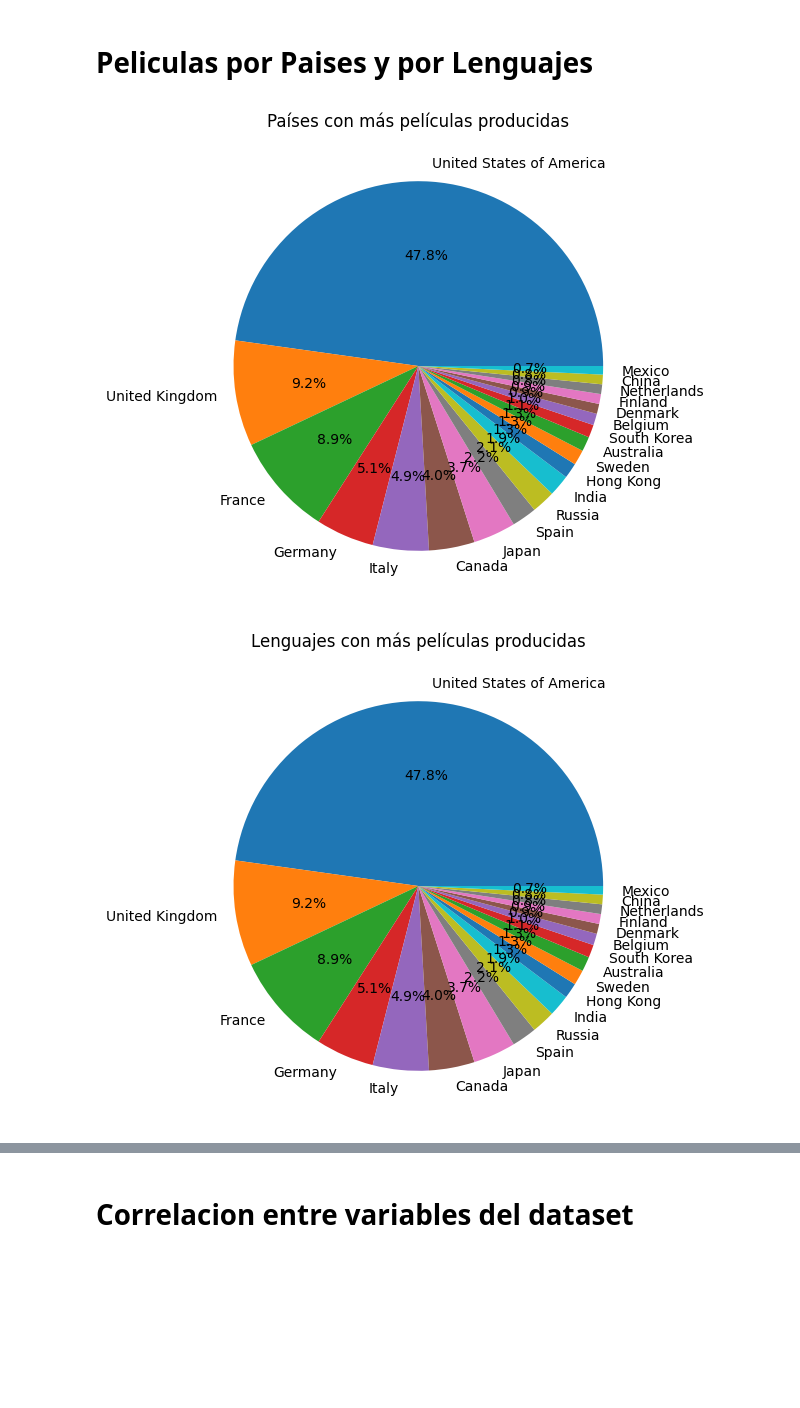
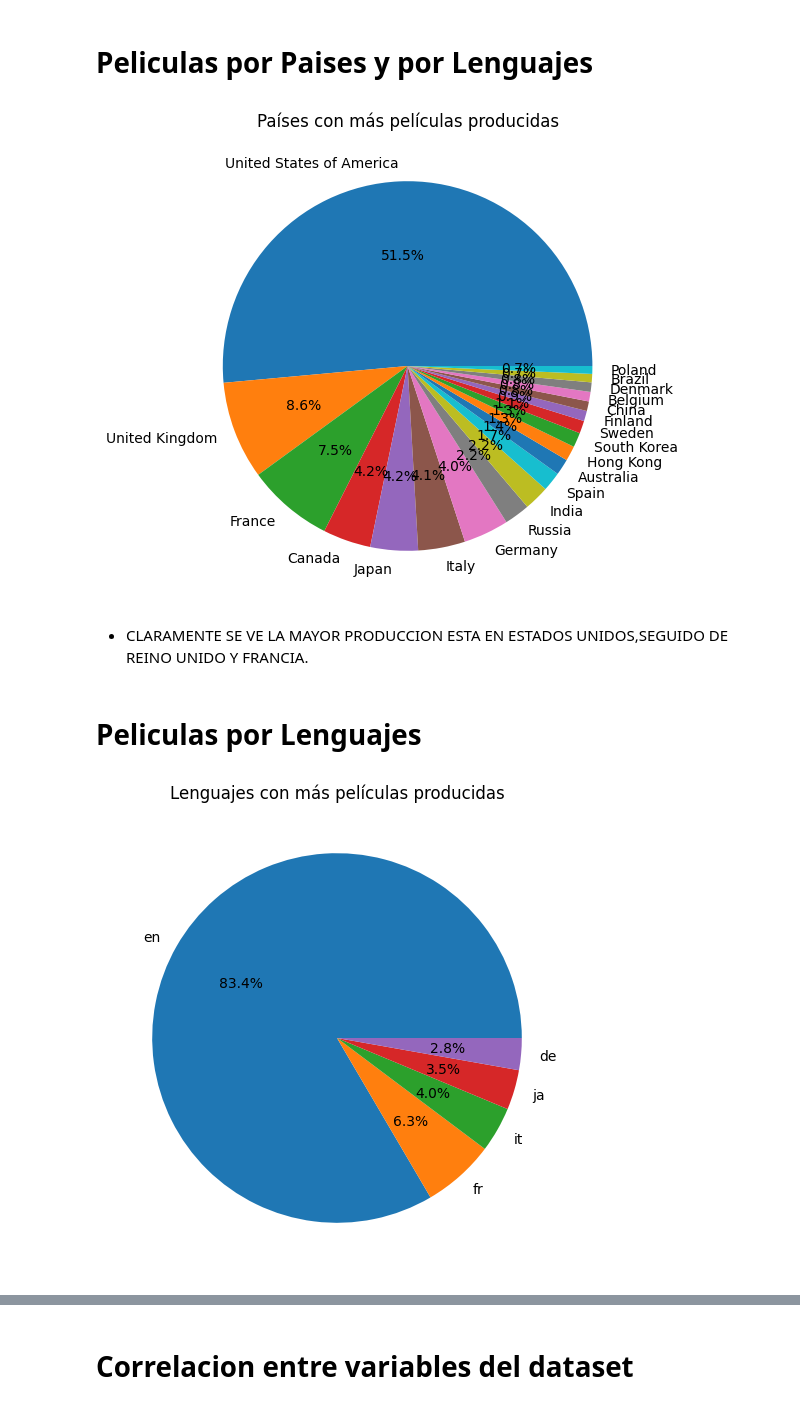
Before and after one commit to Bzetatuc/ML_Proyecto_1, a Jupyter notebook: ETL - EDA/Analisis Exploratorio Datos/Analisis_exploratorio_DF.ipynb, the cells around one changed output, grey strips where cells are left out. Drawn from its saved outputs; the diff is of its cells as text; code cells hidden in the pictures; blank space fills up the shorter version.

```diff
--- a/ETL - EDA/Analisis Exploratorio Datos/Analisis_exploratorio_DF.ipynb
+++ b/ETL - EDA/Analisis Exploratorio Datos/Analisis_exploratorio_DF.ipynb
@@ -10,7 +10,7 @@ from sklearn.linear_model import LinearRegression
 # %%
 # creo un DataFrame en pandas(pd) a partir de los datos contenidos en dataset_final.cvs
 
-df = pd.read_csv("/Users/benjaminzelaya/Desktop/ML_Proyecto_1/ETL - EDA/Analisis Exploratorio Datos/movies_data_final.csv")
+df = pd.read_csv("/Users/benjaminzelaya/Desktop/ML_Proyecto_Individual_Henry/ETL - EDA/Analisis Exploratorio Datos/movies_data_final.csv")
 
 # Imprimo los primeros registros del DataFrame
 df.head()
@@ -131,3 +131,8 @@ orden_revenue
+# %%
+import pandas as pd
+
+# Eliminar la fila duplicada (por id o título de película)
+df = df.drop_duplicates(subset=['id', 'title'])
 # %%
 # Ordena el DataFrame por la columna 'budget' en orden descendente
 orden_budget = df.sort_values(by='budget', ascending=False)
@@ -239,11 +232,11 @@ plt.show()
 # %% [markdown]
 # Peliculas por Paises y por Lenguajes
 # %%
-# Obtener el recuento de películas por país
+# películas por país
 country_counts = df['country_name'].value_counts()
 
-# Limitar el número de países para mostrar en la gráfica
-num_countries = 20  # Puedes ajustar este valor según tus necesidades
+# número de países
+num_countries = 20  # el numero de paises puede modificarse si se quieren ver mas.
 top_countries = country_counts.head(num_countries)
 
 # Crear la gráfica de torta
@@ -253,26 +246,24 @@ plt.title('Países con más películas producidas')
 
 # Mostrar la gráfica
 plt.show()
-
-# CLARAMENTE SE VE LA MAYOR PRODUCCION ESTA EN ESTADOS UNIDOS,SEGUIDO DE INGLATERRA Y FRANCIA.
 # %% [output]
-[figure, old version]
+[figure, new version]
+# %% [markdown]
+* CLARAMENTE SE VE LA MAYOR PRODUCCION ESTA EN ESTADOS UNIDOS,SEGUIDO DE REINO UNIDO Y FRANCIA.
+# %% [markdown]
+# Peliculas por Lenguajes
 # %%
-# Obtener el recuento de películas por lenaguaje
+# recuento de películas por idioma
 language_counts = df['original_language'].value_counts()
 
-# Limitar el número de países para mostrar en la gráfica
-num_language = 20  # Puedes ajustar este valor según tus necesidades
-top_language = country_counts.head(num_language)
+#  número de idiomas para mostrar en la gráfica
+num_language = 5
+top_language = language_counts.head(num_language)
 
-# Crear la gráfica de torta
+# Gráfica de torta
 plt.figure(figsize=(8, 6))
 plt.pie(top_language, labels=top_language.index, autopct='%1.1f%%')
 plt.title('Lenguajes con más películas producidas')
-
-# Mostrar la gráfica
 plt.show()
-
-# Prodemos observar que el lenguaje que tiene mas peliculas es el ingles con un 71,4%, seguidos del frances con un 6,4% y despues italiano 3,9%.
 # %% [output]
-[figure, old version]
+[figure, new version]
```
Also changed, not shown: parts of 22 cells of this notebook, 6 other files.
